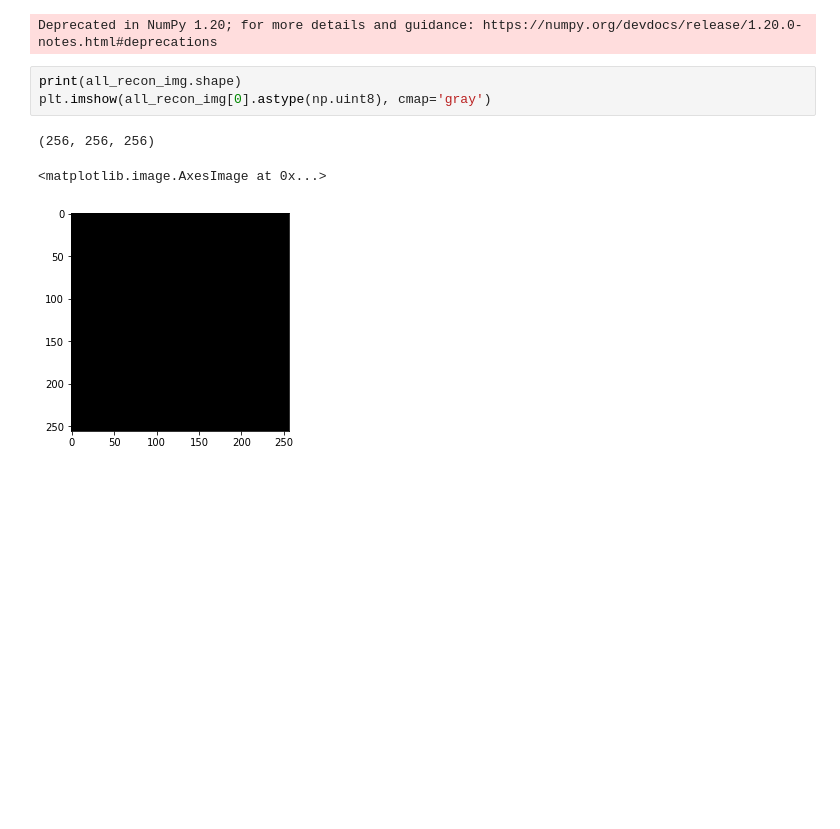
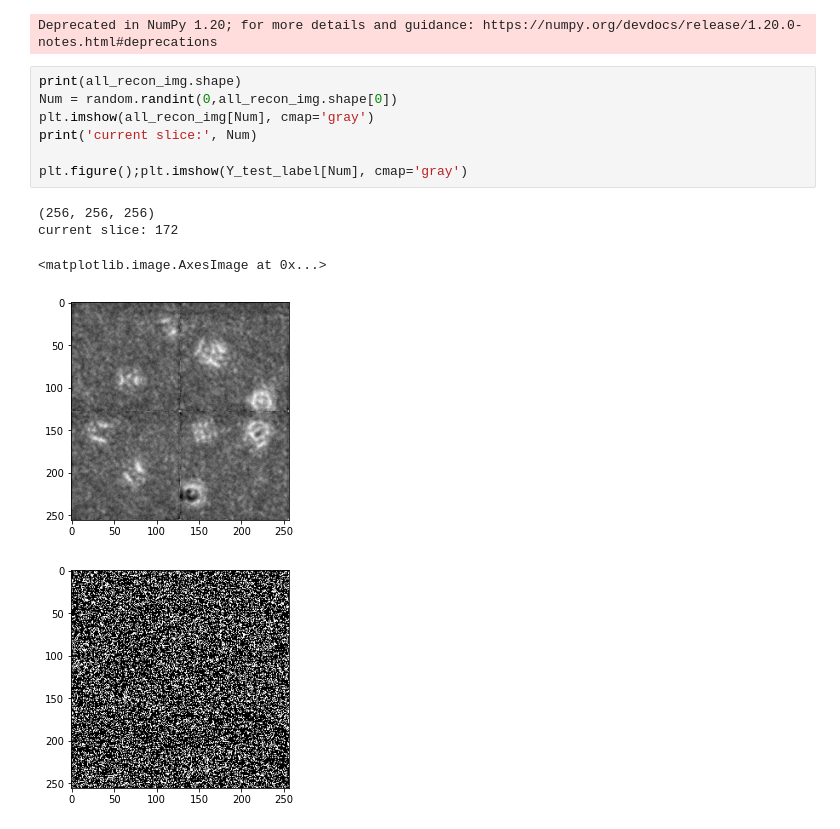
Before and after one commit to leeroyhannover/EM, a Jupyter notebook: 3dem/notebooks/Unet_synthetic.ipynb, the cells around one changed output. Cells and saved outputs as stored; diff of their text form; blank space fills up the shorter version.

```diff
--- a/3dem/notebooks/Unet_synthetic.ipynb
+++ b/3dem/notebooks/Unet_synthetic.ipynb
@@ -306,10 +308,16 @@ for i in range(Num):
 all_recon_img = np.stack(np.array(all_recon_img), axis=0)
 # %% [output]
 Deprecated in NumPy 1.20; for more details and guidance: https://numpy.org/devdocs/release/1.20.0-notes.html#deprecations
-# %%
-print(all_recon_img.shape)
-plt.imshow(all_recon_img[0].astype(np.uint8), cmap='gray')
-# %% [output]
-(256, 256, 256)
-<matplotlib.image.AxesImage at 0x...>
-[figure, removed]
+# %%
+print(all_recon_img.shape)
+Num = random.randint(0,all_recon_img.shape[0])
+plt.imshow(all_recon_img[Num], cmap='gray')
+print('current slice:', Num)
+
+plt.figure();plt.imshow(Y_test_label[Num], cmap='gray')
+# %% [output]
+(256, 256, 256)
+current slice: 172
+<matplotlib.image.AxesImage at 0x...>
+[figure, added]
+[figure, added]
```
Also changed, not shown: parts of 12 cells of this notebook, 27 other files.
